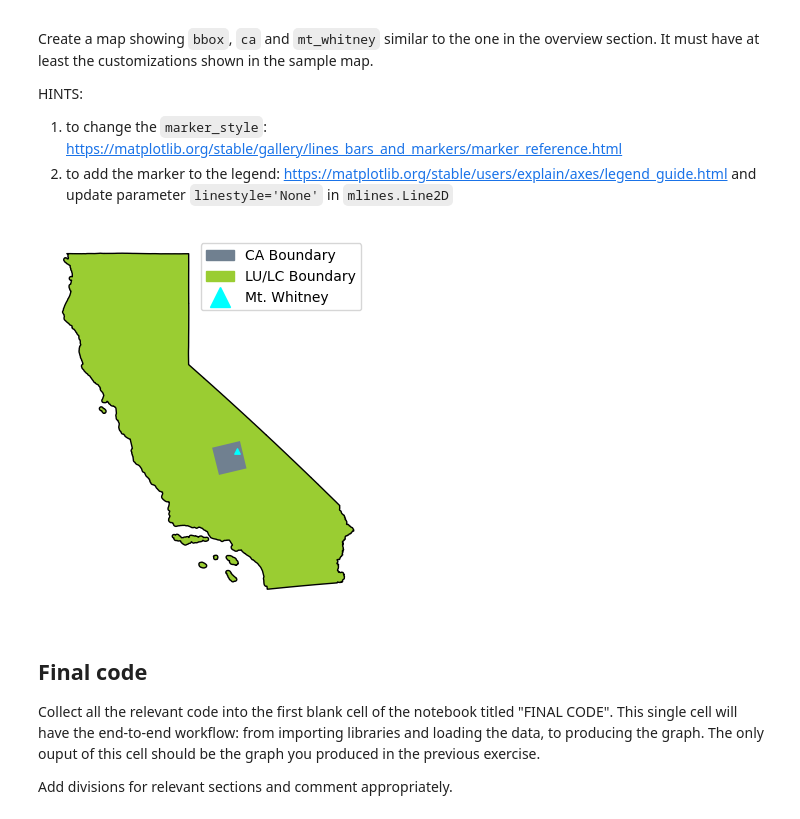
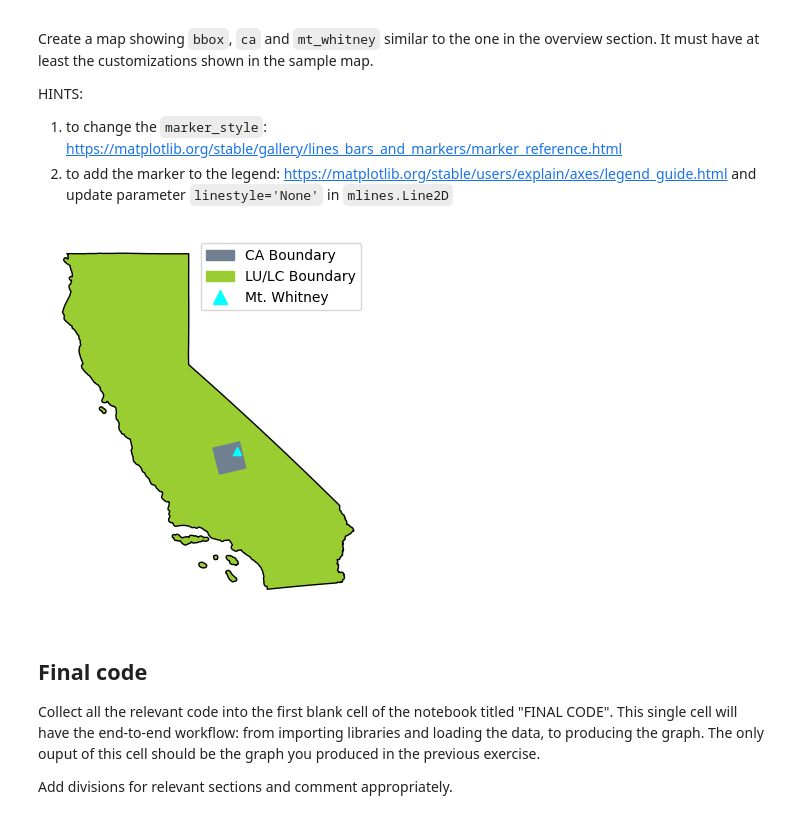
Before and after one commit to hmchilders/eds220-hw-4, a Jupyter notebook: hwk4-task1-whitney-map.ipynb, the cells around one changed output. Cells and saved outputs as stored; diff of their text form; code cells hidden in the pictures.

```diff
--- a/hwk4-task1-whitney-map.ipynb
+++ b/hwk4-task1-whitney-map.ipynb
@@ -105,7 +177,7 @@ At the top of each one, include a comment explaining what is happening in that c
 #Reproject the LU/LC Data to the ca CRS
 lulc_bbox = lulc_bbox.to_crs(ca.crs)
 #Reproject the point to the same CRS as the LU/LC Data
-mt_whitney = mt_whitney.to_crs(lulc.rio.crs)
+mt_whitney = mt_whitney.to_crs(ca.crs)
 # %% [markdown]
 ## Map
 
@@ -118,34 +190,34 @@ HINTS:
 # %%
 #Create the Figure
 #Set the figfure and axis
 fig , ax = plt.subplots()
 #Turn the axis labels off
 plt.axis('off')
 
 #Use Patches
 #Plot the three Data Sets
 ca.plot(ax=ax,
         color='yellowgreen',
         edgecolor='black')
 lulc_bbox.plot(ax=ax,
                color='slategrey',
                label='LULC Bbox')
 mt_whitney.plot(ax=ax,
                 color='aqua',
                 marker="^",
-                markersize = 15,
+                markersize = 35,
                 label='Mt. Whitney')
 
 #Add a legend
 ca_patch = mpatches.Patch(color='slategrey', label='CA Boundary')
 lulc_patch = mpatches.Patch(color='yellowgreen', label='LU/LC Boundary')
 mt_patch = mlines.Line2D([], [],linestyle = 'None', color='aqua', marker='^',
-                          markersize=15, label='Mt. Whitney')
+                          markersize=10, label='Mt. Whitney')
 
 ax.legend(handles=[ca_patch, lulc_patch, mt_patch])
 plt.show()
 # %% [output]
-[figure, old version]
+[figure, new version]
 # %% [markdown]
 ## Final code
 Collect all the relevant code into the first blank cell of the notebook titled "FINAL CODE". This single cell will have the end-to-end workflow: from importing libraries and loading the data, to producing the graph. The only ouput of this cell should be the graph you produced in the previous exercise.
```
Also changed, not shown: parts of 2 cells of this notebook, 1 other file.
